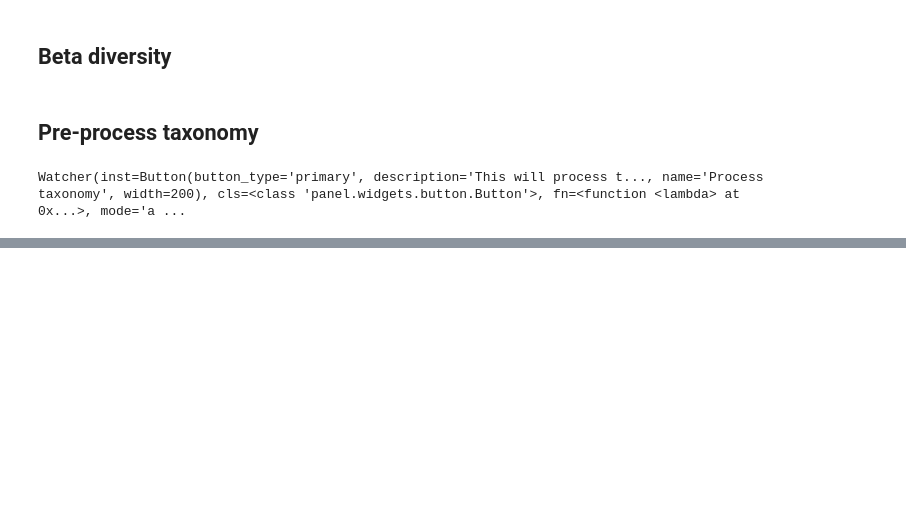
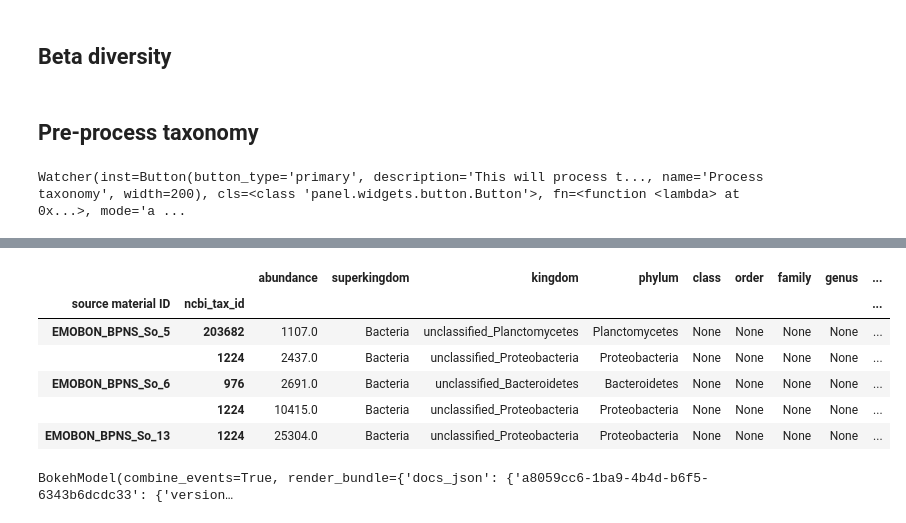
Before and after one commit to emo-bon/momics-demos, a Jupyter notebook: wf2_diversity/diversities_panel_interactive.ipynb, the cells around one changed output, grey strips where cells are left out. Cells and saved outputs as stored; diff of their text form; code cells hidden in the pictures; blank space fills up the shorter version.

Commit message:
bug fix and version bump

```diff
--- a/wf2_diversity/diversities_panel_interactive.ipynb
+++ b/wf2_diversity/diversities_panel_interactive.ipynb
@@ -288,6 +289,6 @@ TAXONOMY.shape
 # %%
 if TAXONOMY.empty:
-    pl.beta_pc_plot.object, explained_var = pl.beta_plot_pc(
+    beta_pc_plot, explained_var = pl.beta_plot_pc(
         tables_dict=tables,
         metadata=full_metadata,
         table_name=select_table_beta.value,
@@ -331,3 +334,13 @@ beta_pc_plot
+# %%
+TAXONOMY.head()
+# %% [output]
+|  |  | abundance | superkingdom | kingdom | phylum | class | order | family | genus | ... |
+| source material ID | ncbi_tax_id |  |  |  |  |  |  |  |  | ... |
+| EMOBON_BPNS_So_5 | 203682 | 1107.0 | Bacteria | unclassified_Planctomycetes | Planctomycetes | None | None | None | None | ... |
+|  | 1224 | 2437.0 | Bacteria | unclassified_Proteobacteria | Proteobacteria | None | None | None | None | ... |
+| EMOBON_BPNS_So_6 | 976 | 2691.0 | Bacteria | unclassified_Bacteroidetes | Bacteroidetes | None | None | None | None | ... |
+|  | 1224 | 10415.0 | Bacteria | unclassified_Proteobacteria | Proteobacteria | None | None | None | None | ... |
+| EMOBON_BPNS_So_13 | 1224 | 25304.0 | Bacteria | unclassified_Proteobacteria | Proteobacteria | None | None | None | None | ... |
 # %%
 beta = beta_diversity_parametrized(
             TAXONOMY, taxon=select_taxon.value, metric="braycurtis"
@@ -350,6 +363,8 @@ if backend.value == 'hvplot':
 
 # display
 beta_plot
+# %% [output]
+BokehModel(combine_events=True, render_bundle={'docs_json': {'a8059cc6-1ba9-4b4d-b6f5-6343b6dcdc33': {'version…
 # %%
 beta_pc_plot, explained_var_indicator = pl.beta_plot_pc(
         tables_dict=mgf_parquet_dfs,
```
Also changed, not shown: parts of 11 cells of this notebook, 3 other files.
